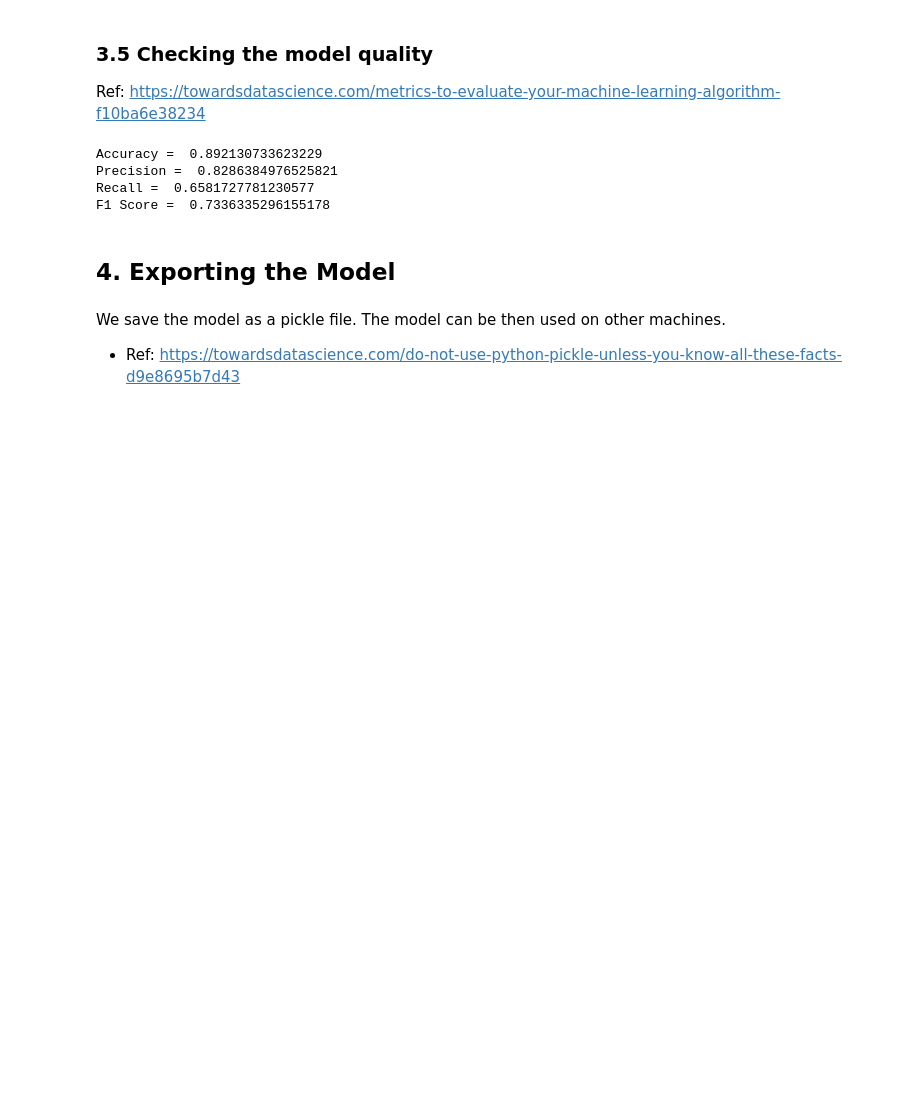
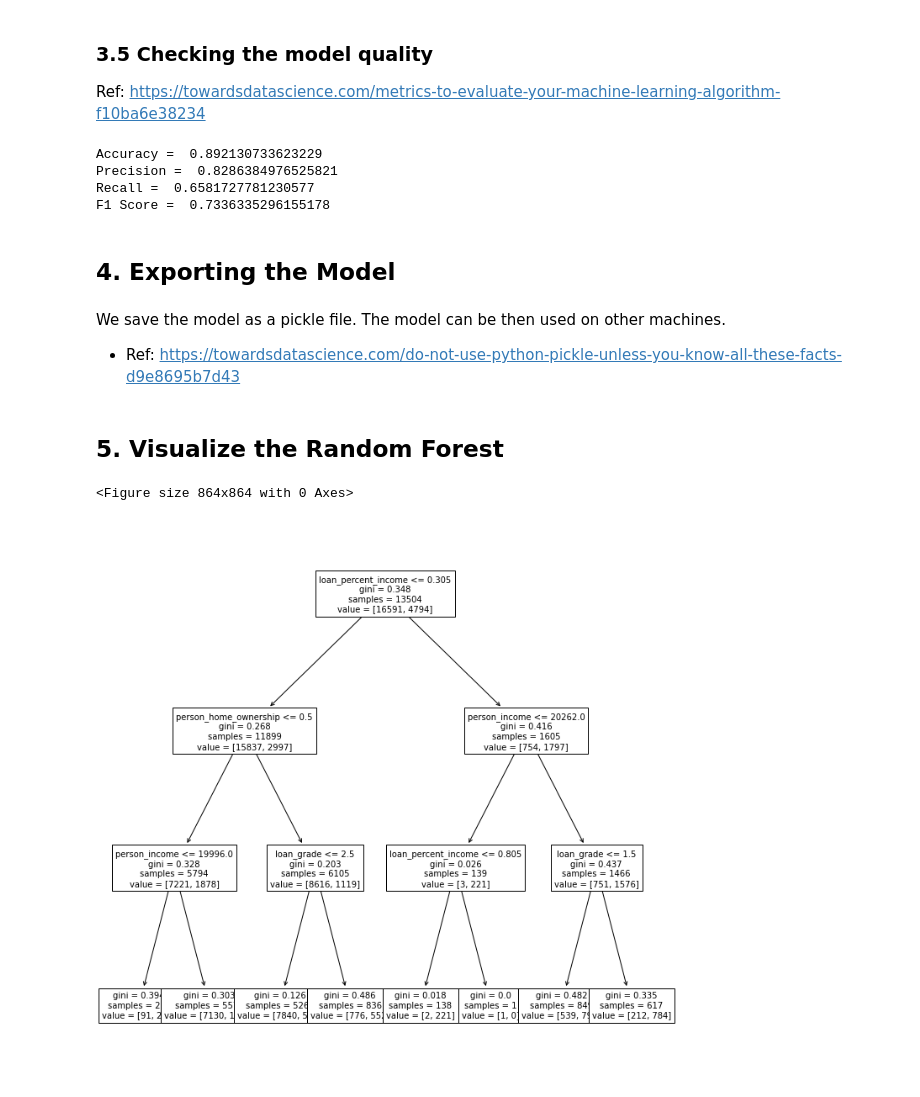
Before and after one commit to chaitanya2593/Credit_Risk_Analysis, a Jupyter notebook: Model_building/2_Model_Building.ipynb, the cells around one changed output. Cells and saved outputs as stored; diff of their text form; code cells hidden in the pictures; blank space fills up the shorter version.

Commit message:
decision tree

```diff
--- a/Model_building/2_Model_Building.ipynb
+++ b/Model_building/2_Model_Building.ipynb
@@ -186,3 +186,18 @@ We save the model as a pickle file. The model can be then used on other machines
 # %%
 with open('rf_model.pkl', 'wb') as f:  # Python 3: open(..., 'wb')
     pickle.dump(rf_model, f)
+# %% [markdown]
+## 5. Visualize the Random Forest
+# %%
+from sklearn import tree
+forest = RandomForestClassifier(max_depth = 3, n_estimators = 10, random_state = 7)
+rf_model = forest.fit(X_train, y_train)
+
+
+# plot tree
+plt.figure(figsize=(12,12))  # set plot size (denoted in inches)
+x = tree.plot_tree(rf_model.estimators_[0], fontsize=10, feature_names= X_train.columns)
+plt.show()
+# %% [output]
+<Figure size 864x864 with 0 Axes>
+[figure, added]
```
Also changed, not shown: parts of 1 cell of this notebook, 2 other files.
